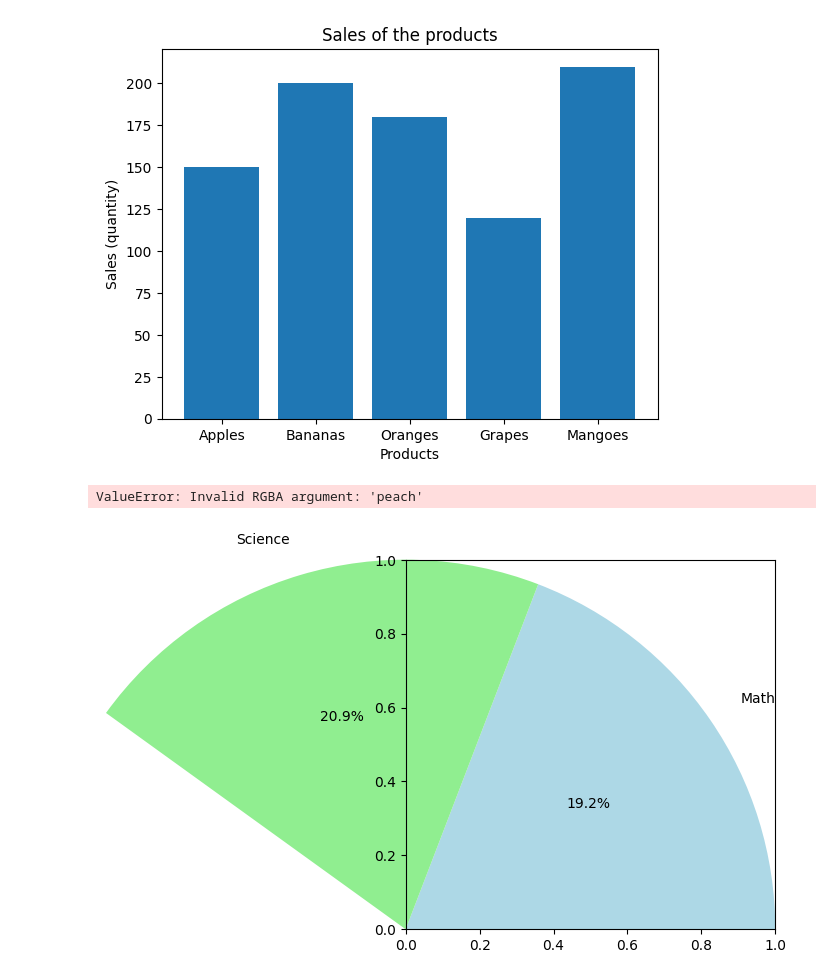
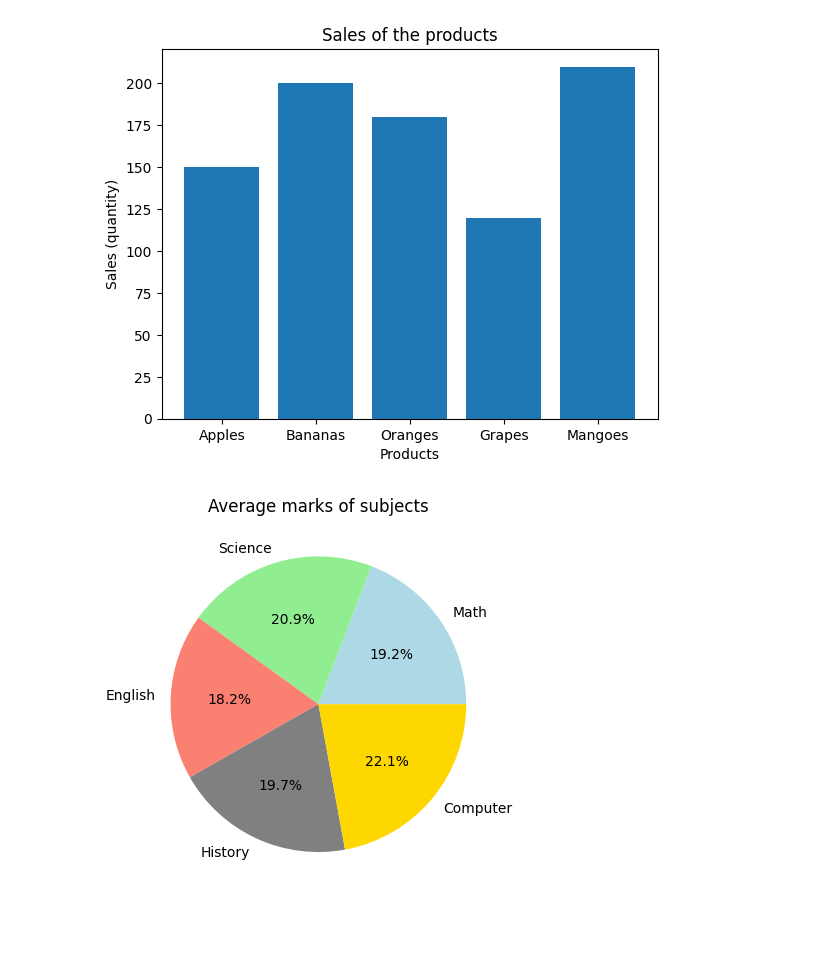
Before and after one commit to developer-aaditya/Data-Visualization, a Jupyter notebook: Analytical Python/matplotlib/basic.ipynb, the cells around one changed output. Saved outputs shown, nothing was run; the diff lists cells and outputs as text; code cells hidden in the pictures; blank space fills up the shorter version.

```diff
--- a/Analytical Python/matplotlib/basic.ipynb
+++ b/Analytical Python/matplotlib/basic.ipynb
@@ -41,12 +41,11 @@ subjects = ["Math", "Science", "English", "History", "Computer"]
 avg_marks = [78, 85, 74, 80, 90]
 # %%
 # For colouring
-colours = ["lightblue", "lightgreen", "peach", "gray", "lightyellow"]
+colours = ["lightblue", "lightgreen", "salmon", "gray", "gold"]
 # Plotting pie-chart for sales of the products - piw(x, y)
 plt.pie(avg_marks, labels=subjects, autopct="%1.01f%%", colors=colours)
 # Adding the title of the pie-chart
 plt.title("Average marks of subjects")
 plt.show()
 # %% [output]
-ValueError: Invalid RGBA argument: 'peach'
-[figure, old version]
+[figure, new version]
```
Also changed, not shown: 19 other files.
